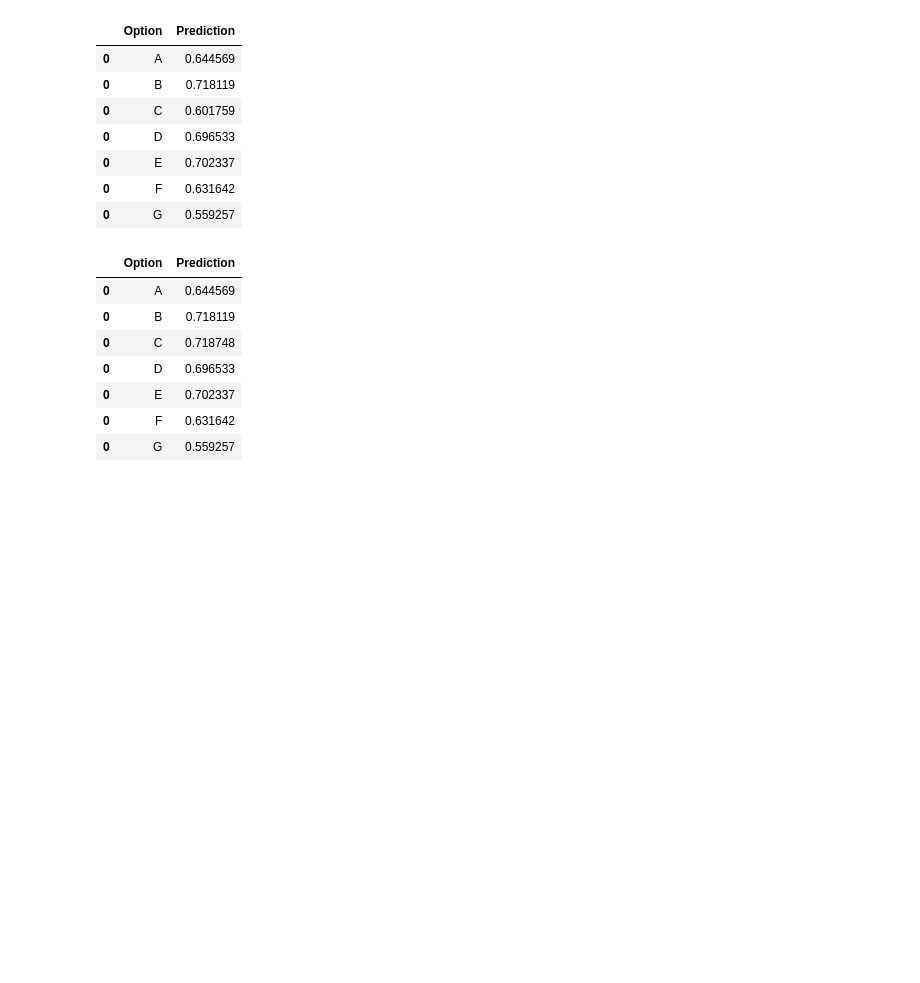
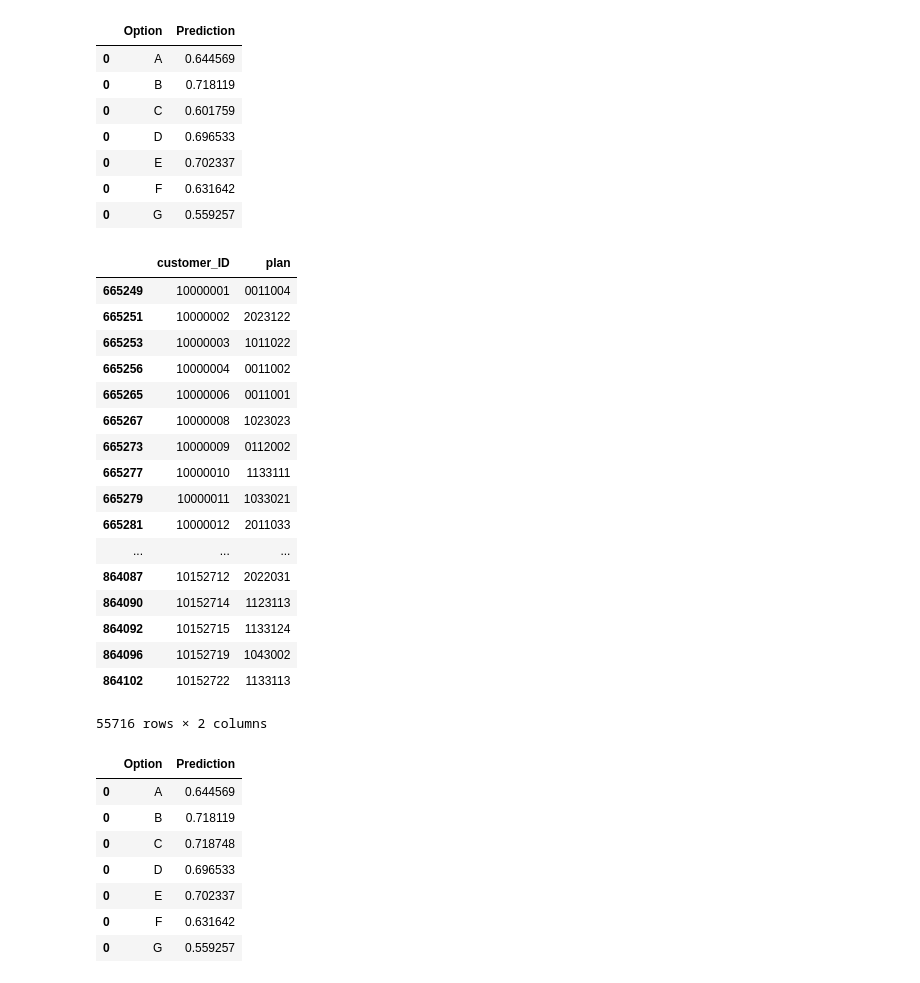
Before and after one commit to MateuszKonopelski/Kaggle, a Jupyter notebook: Project3_AllState/Allstate_code.ipynb, the cells around one changed output. Drawn from its saved outputs; the diff is of its cells as text; code cells hidden in the pictures; blank space fills up the shorter version.

```diff
--- a/Project3_AllState/Allstate_code.ipynb
+++ b/Project3_AllState/Allstate_code.ipynb
@@ -385,7 +385,7 @@ opt_predict_method1 = test_set.query('shopping_pt == 1')[['customer_ID', 'A', 'B
 plan_ID = opt_predict_method1['A'].astype('str')
 for col in ['B', 'C', 'D', 'E', 'F', 'G']:
     plan_ID += opt_predict_method1[col].astype('str')
-opt_predict_method1 = pd.concat([opt_predict['customer_ID'], plan_ID], axis=1, ignore_index=True)
+opt_predict_method1 = pd.concat([opt_predict_method1['customer_ID'], plan_ID], axis=1, ignore_index=True)
 opt_predict_method1.columns = ['customer_ID', 'plan']
 opt_predict_method1.to_csv(dir + 'opt_predict_method1.csv', index=False)
 
@@ -400,6 +400,27 @@ predict_stat
 | 0 | E | 0.702337 |
 | 0 | F | 0.631642 |
 | 0 | G | 0.559257 |
+# %%
+opt_predict_method1
+# %% [output]
+|  | customer_ID | plan |
+| 665249 | 10000001 | 0011004 |
+| 665251 | 10000002 | 2023122 |
+| 665253 | 10000003 | 1011022 |
+| 665256 | 10000004 | 0011002 |
+| 665265 | 10000006 | 0011001 |
+| 665267 | 10000008 | 1023023 |
+| 665273 | 10000009 | 0112002 |
+| 665277 | 10000010 | 1133111 |
+| 665279 | 10000011 | 1033021 |
+| 665281 | 10000012 | 2011033 |
+| ... | ... | ... |
+| 864087 | 10152712 | 2022031 |
+| 864090 | 10152714 | 1123113 |
+| 864092 | 10152715 | 1133124 |
+| 864096 | 10152719 | 1043002 |
+| 864102 | 10152722 | 1133113 |
+55716 rows × 2 columns
 # %%
 # METHOD2: FIRST OPTION AS FINAL OPTION BUT C_PREVIOUS
 # Calculate the prediction accuracy
```
